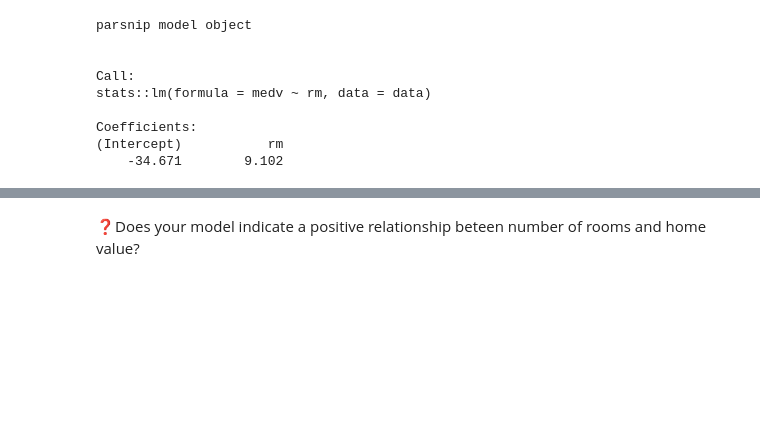
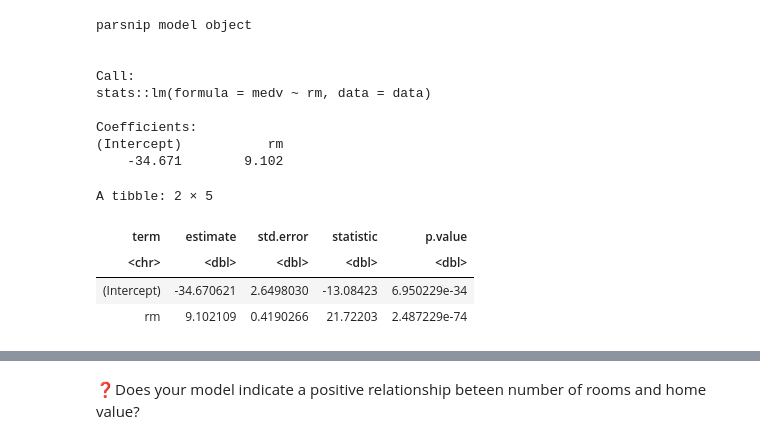
Before and after one commit to UNC-DATA-730/unit-3-assignment-Winnieunc, a Jupyter notebook: assignment3.ipynb, the cells around one changed output, grey strips where cells are left out. Drawn from its saved outputs; the diff is of its cells as text; code cells hidden in the pictures; blank space fills up the shorter version.

```diff
--- a/assignment3.ipynb
+++ b/assignment3.ipynb
@@ -159,3 +158,11 @@ stats::lm(formula = medv ~ rm, data = data)
 Coefficients:
 (Intercept)           rm
     -34.671        9.102
+# %%
+tidy(mod_fit2)
+# %% [output]
+A tibble: 2 × 5
+| term | estimate | std.error | statistic | p.value |
+| <chr> | <dbl> | <dbl> | <dbl> | <dbl> |
+| (Intercept) | -34.670621 | 2.6498030 | -13.08423 | 6.950229e-34 |
+| rm | 9.102109 | 0.4190266 | 21.72203 | 2.487229e-74 |
```
Also changed, not shown: parts of 8 cells of this notebook.
